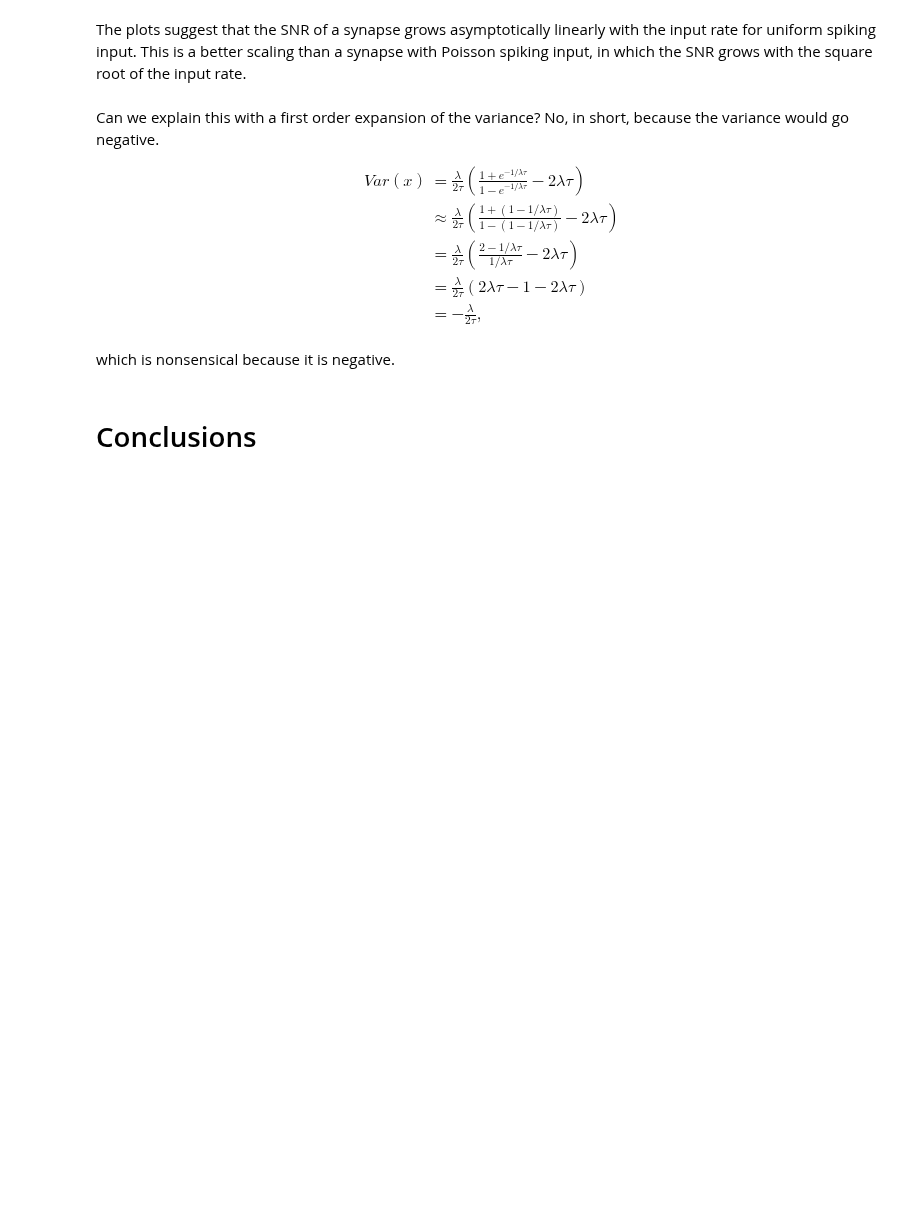
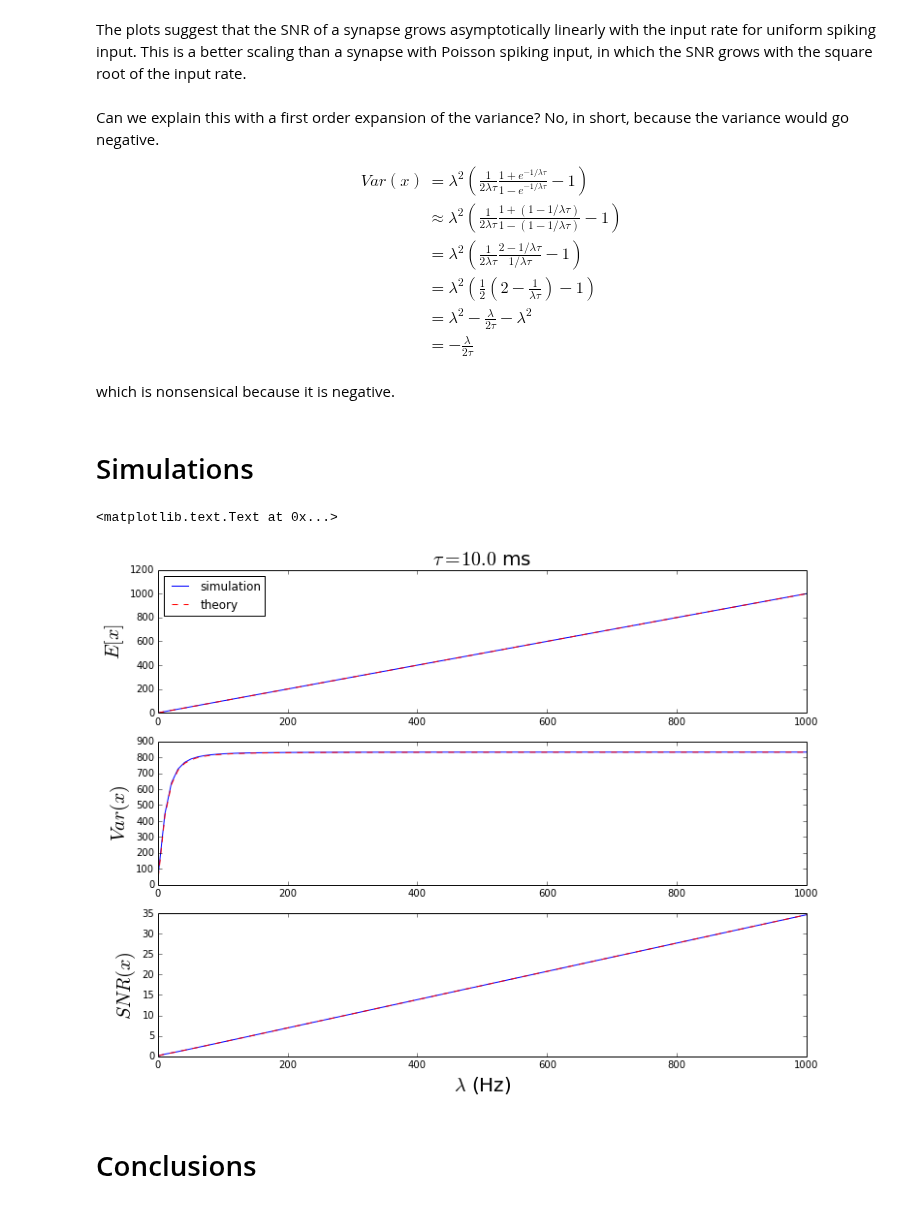
Before and after one commit to samfok/notebooks, a Jupyter notebook: synapse/synapse_SNR_uniform.ipynb, the cells around one changed output. Cells and saved outputs as stored; diff of their text form; code cells hidden in the pictures; blank space fills up the shorter version.

Commit message:
uniform spike simulations

```diff
--- a/synapse/synapse_SNR_uniform.ipynb
+++ b/synapse/synapse_SNR_uniform.ipynb
@@ -111,14 +130,68 @@ The plots suggest that the SNR of a synapse grows asymptotically linearly with t
 Can we explain this with a first order expansion of the variance? No, in short, because the variance would go negative.
 
 \begin{align}
-Var(x) &=  \frac{\lambda}{2\tau}\left(\frac{1+e^{-1/\lambda\tau}}{1-e^{-1/\lambda\tau}} - 2\lambda\tau\right) \\
- &\approx \frac{\lambda}{2\tau}\left(\frac{1+(1-1/\lambda\tau)}{1-(1-1/\lambda\tau)} - 2\lambda\tau\right) \\
- &= \frac{\lambda}{2\tau}\left(\frac{2-1/\lambda\tau}{1/\lambda\tau} - 2\lambda\tau\right) \\
- &= \frac{\lambda}{2\tau}\left(2\lambda\tau-1 - 2\lambda\tau\right) \\
- &= -\frac{\lambda}{2\tau}, \\
+Var(x) &=  \lambda^2\left(\frac{1}{2\lambda\tau}\frac{1+e^{-1/\lambda\tau}}{1-e^{-1/\lambda\tau}} - 1\right) \\
+ &\approx \lambda^2\left(\frac{1}{2\lambda\tau}\frac{1+(1-1/\lambda\tau)}{1-(1-1/\lambda\tau)} - 1\right) \\
+ &= \lambda^2\left(\frac{1}{2\lambda\tau}\frac{2-1/\lambda\tau}{1/\lambda\tau} - 1\right) \\
+ &= \lambda^2\left(\frac{1}{2}\left(2-\frac{1}{\lambda\tau}\right) - 1\right) \\
+ &= \lambda^2-\frac{\lambda}{2\tau}-\lambda^2 \\
+ &= -\frac{\lambda}{2\tau} \\
 \end{align}
 
 which is nonsensical because it is negative.
+# %% [markdown]
+# Simulations
+# %%
+# simulation model
+def synapse_state(spike_times, tau=1.):
+    """computes the current state due to spike times previous to the current time"""
+    x = np.exp(-spike_times/tau)/tau
+    state = sum(x)
+    return state
+
+nexp = 300 # number of experiments
+nspikes = 1000 # number of spikes in each experiment
+nfreqs = 100 # number of frequencies to test
+
+freqs = np.linspace(1, 1000, nfreqs) # firing rate
+tau = .01
+
+uni_mean = np.zeros(nfreqs)
+uni_var = np.zeros(nfreqs)
+uni_snr = np.zeros(nfreqs)
+exp_state = np.zeros(nexp)
+for freq_idx, freq in enumerate(freqs):
+    shifts = np.arange(nexp, dtype=float)/(nexp*freq)
+    st = np.arange(nspikes)/freq
+    for i in xrange(nexp):
+        exp_state[i] = synapse_state(st+shifts[i], tau=tau)
+    uni_mean[freq_idx] = np.mean(exp_state)
+    uni_var[freq_idx] = np.var(exp_state)
+    uni_snr[freq_idx] = calc_snr(uni_mean[freq_idx], uni_var[freq_idx])
+
+mean_th = th_mean(freqs)
+var_th = th_var(freqs, tau)
+snr_th = calc_snr(mean_th, var_th)
+
+figure(figsize=(12,9))
+subplot(311)
+plot(freqs, uni_mean, 'b', label='simulation')
+plot(freqs, mean_th, 'r--', label='theory')
+title(r'$\tau=%.1f$ ms' % (tau*1000.), fontsize=20)
+ylabel(r'$E[x]$', fontsize=20)
+legend(loc='upper left')
+subplot(312)
+plot(freqs, uni_var, 'b')
+plot(freqs, var_th, 'r--')
+ylabel(r'$Var(x)$', fontsize=20)
+subplot(313)
+plot(freqs, uni_snr, 'b')
+plot(freqs, snr_th, 'r--')
+ylabel(r'$SNR(x)$', fontsize=20)
+xlabel(r'$\lambda$ (Hz)', fontsize=20)
+# %% [output]
+<matplotlib.text.Text at 0x...>
+[figure, added]
 # %% [markdown]
 # Conclusions
 # %% [markdown]
```
Also changed, not shown: parts of 5 cells of this notebook, 1 other file.
